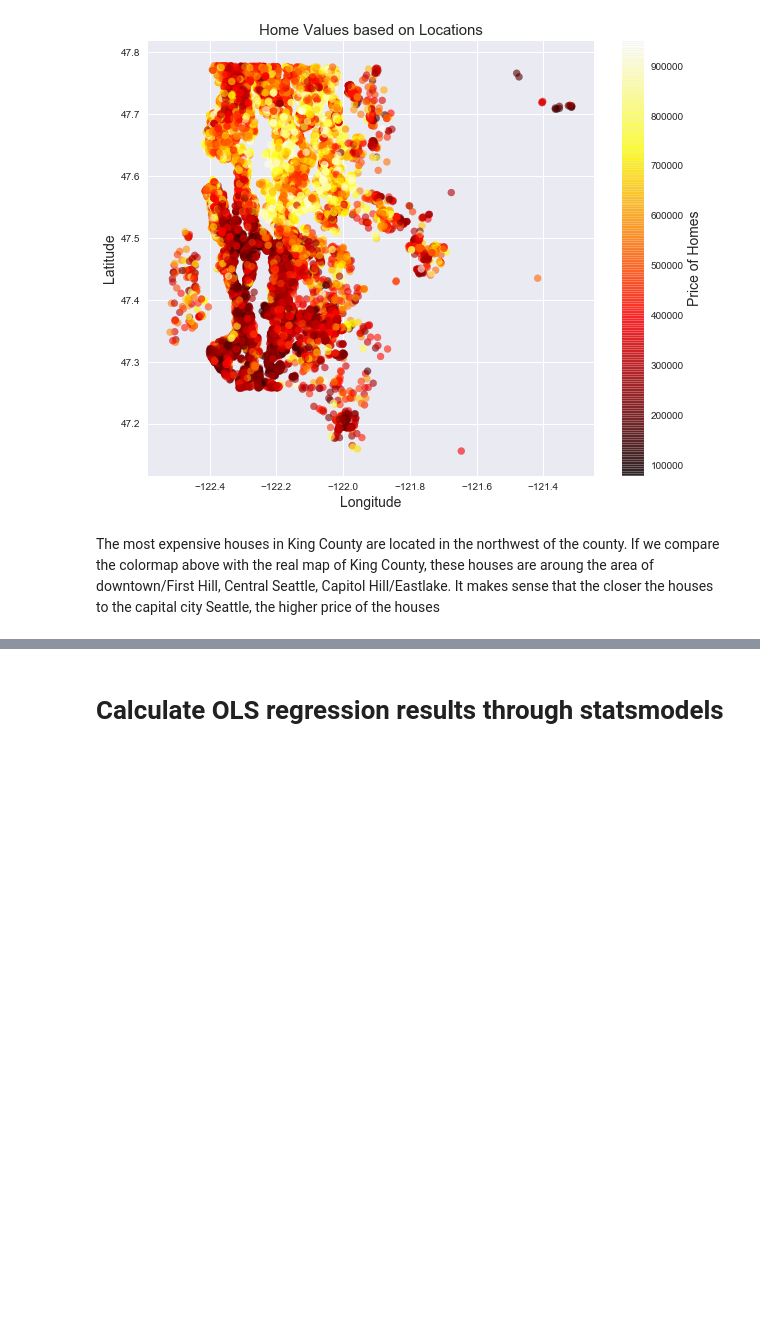
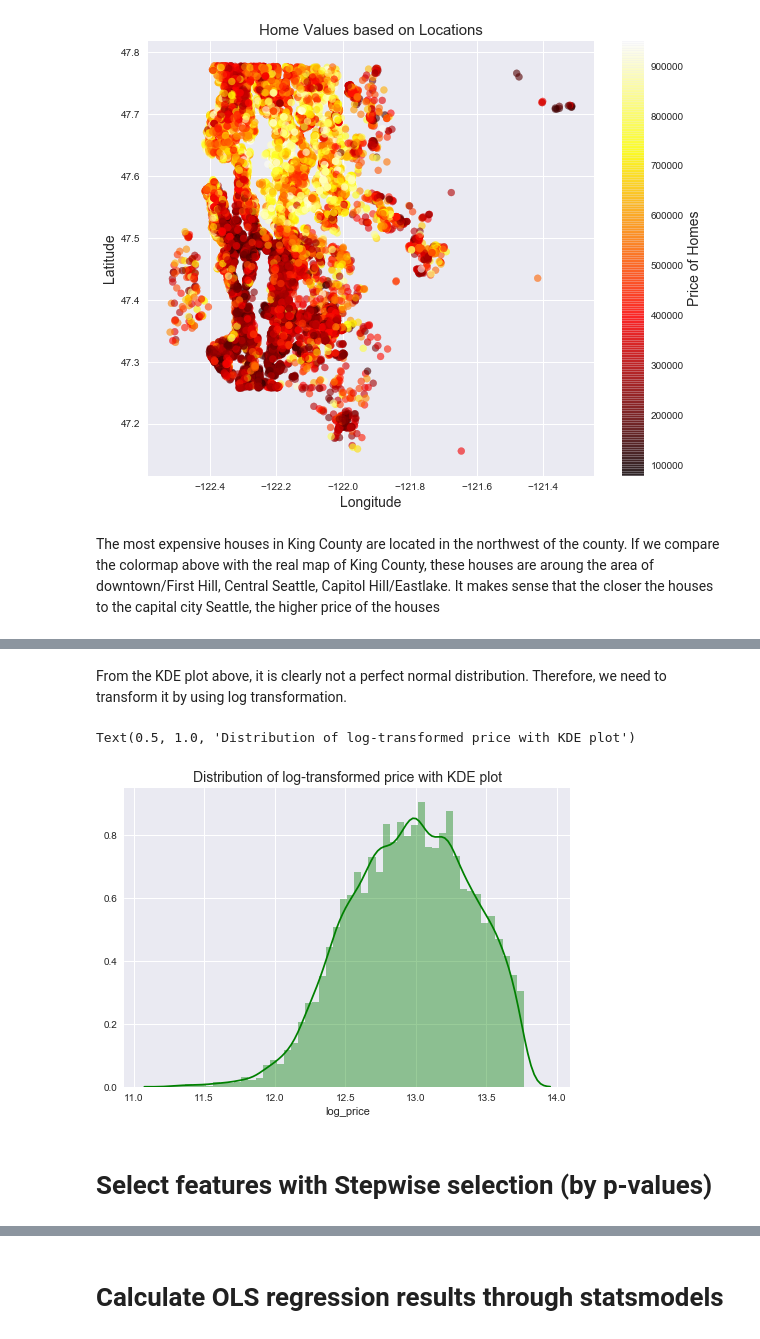
Before and after one commit to linhmai19/dsc-mod-2-project-v2-1-online-ds-sp-000, a Jupyter notebook: KC_analysis.ipynb, the cells around one changed output, grey strips where cells are left out. Saved outputs shown, nothing was run; the diff lists cells and outputs as text; code cells hidden in the pictures; blank space fills up the shorter version.

```diff
--- a/KC_analysis.ipynb
+++ b/KC_analysis.ipynb
@@ -249,0 +263,14 @@ The most expensive houses in King County are located in the northwest of the cou
+# %% [markdown]
+From the KDE plot above, it is clearly not a perfect normal distribution. Therefore, we need to transform it by using log transformation.
+# %%
+# log transform for 'price'
+df['log_price'] = np.log(df['price'])
+
+# Check distribution again with KDE plot
+sns.distplot(df['log_price'], kde=True, color="green")
+plt.title('Distribution of log-transformed price with KDE plot', fontsize=14)
+# %% [output]
+Text(0.5, 1.0, 'Distribution of log-transformed price with KDE plot')
+[figure, added]
+# %% [markdown]
+# Select features with Stepwise selection (by p-values)
```
Also changed, not shown: parts of 54 cells of this notebook.
